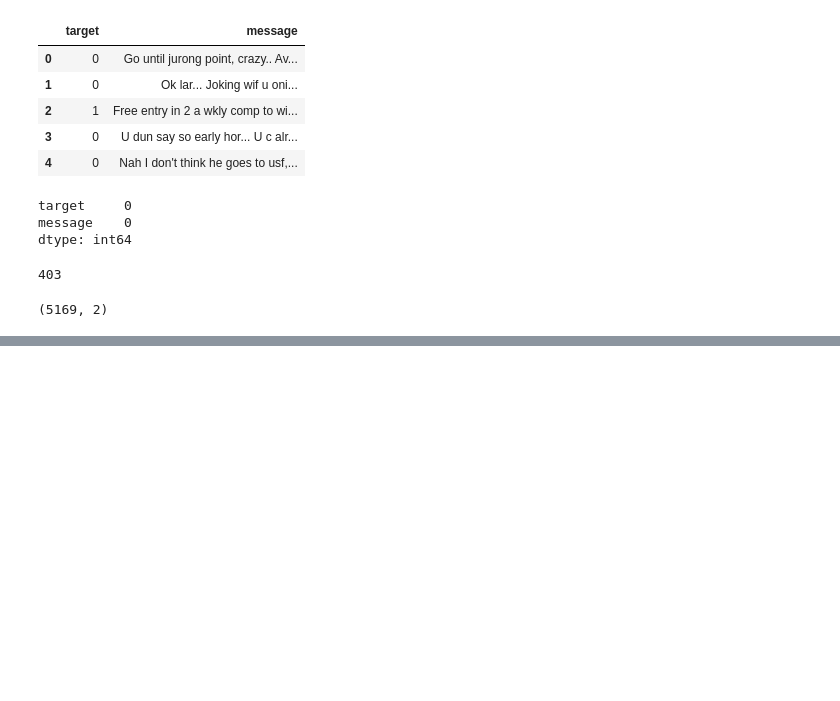
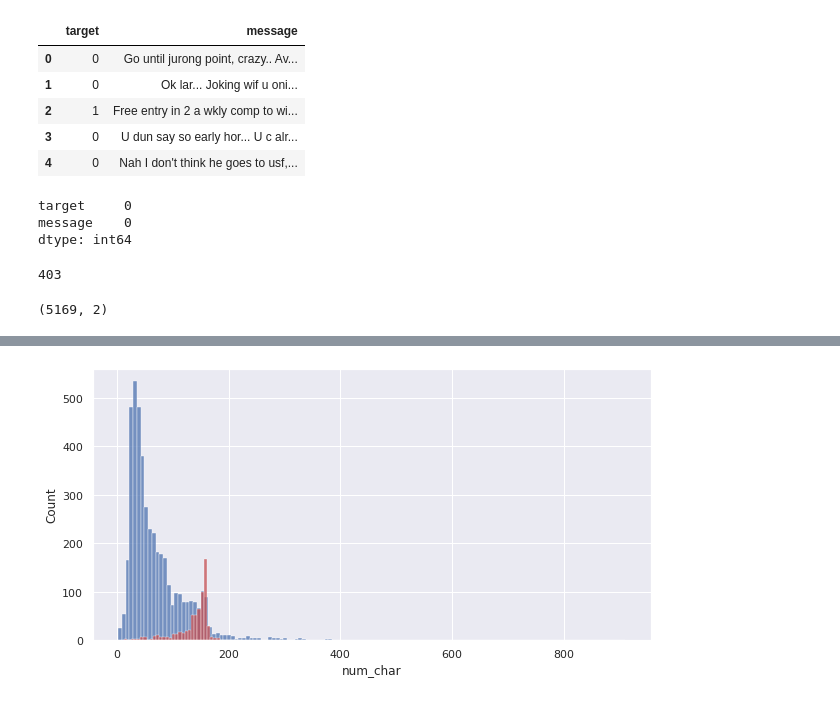
Before and after one commit to Micky373/spam_classifier, a Jupyter notebook: notebooks/spam_classifier.ipynb, the cells around one changed output, grey strips where cells are left out. Drawn from its saved outputs; the diff is of its cells as text; code cells hidden in the pictures; blank space fills up the shorter version.

```diff
--- a/notebooks/spam_classifier.ipynb
+++ b/notebooks/spam_classifier.ipynb
@@ -104,0 +141,5 @@ df.shape
+# %%
+# Let us create a new column containing number of characters
+
+df['num_char'] = df['message'].apply(len)
+df.head()
@@ -104,0 +153,5 @@ df.shape
+# %%
+# Let us create a new column containing number of words
+
+df['num_words'] = df['message'].apply(lambda x: len(nltk.word_tokenize(x)))
+df.head()
@@ -104,0 +165,5 @@ df.shape
+# %%
+# Let us create a new column containing number of sentences
+
+df['num_sent'] = df['message'].apply(lambda x: len(nltk.sent_tokenize(x)))
+df.head()
@@ -104,0 +219,16 @@ df.shape
+# %%
+'''
+From the above we can clearly see that spam messages
+have more words and sentences than the normal ones.
+
+Let us use a histogram plot to see more
+'''
+
+sns.set()
+plt.figure(figsize=(10,5))
+sns.histplot(df[df['target'] == 0]['num_char'])
+sns.histplot(df[df['target'] == 1]['num_char'],color='r')
+plt.savefig('../charts/hist_plot_of_spam_ham.png')
+plt.show()
+# %% [output]
+[figure, added]
```
Also changed, not shown: parts of 13 cells of this notebook, 4 other files.
